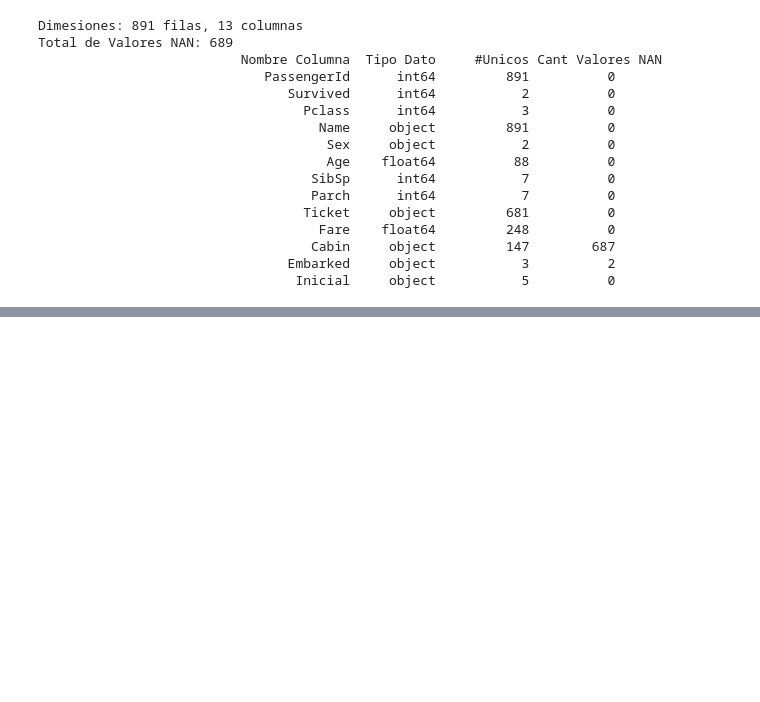
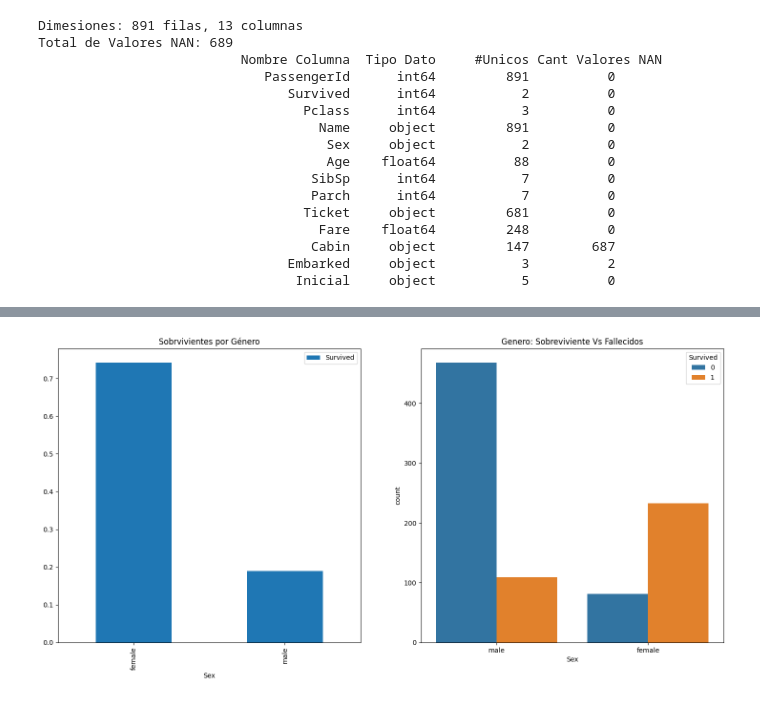
Before and after one commit to jaquimbayoc8/DiplomadoMLA2023, a Jupyter notebook: 2. AnalisisEDA/Titanic.ipynb, the cells around one changed output, grey strips where cells are left out. Cells and saved outputs as stored; diff of their text form; code cells hidden in the pictures; blank space fills up the shorter version.

```diff
--- a/2. AnalisisEDA/Titanic.ipynb
+++ b/2. AnalisisEDA/Titanic.ipynb
@@ -250,0 +311,12 @@ Total de Valores NAN: 689
+# %%
+##Cruzar valores SEX, Survived
+f, ax = plt.subplots(1,2, figsize=(18,8))
+data[['Sex','Survived']].groupby(['Sex']).mean().plot.bar(ax=ax[0])
+ax[0].set_title('Sobrvivientes por Género')
+
+sns.countplot(data=data, x='Sex', hue='Survived')
+ax[1].set_title('Genero: Sobreviviente Vs Fallecidos')
+
+plt.show()
+# %% [output]
+[figure, added]
```
Also changed, not shown: parts of 16 cells of this notebook.
